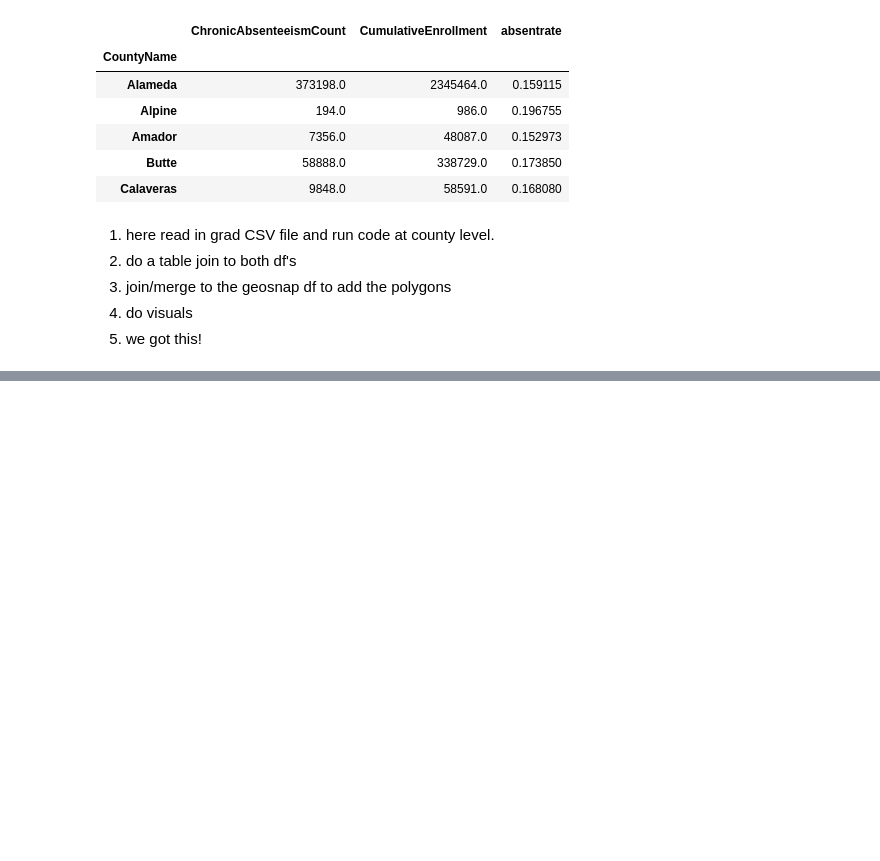
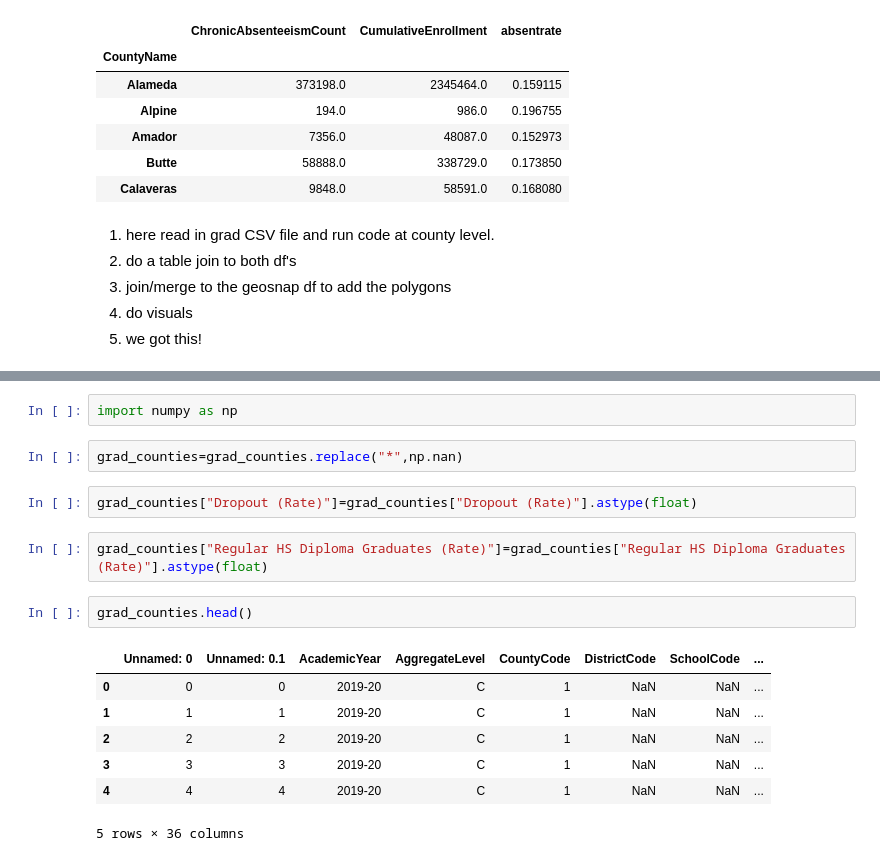
Before and after one commit to nnasr001/PBPL280S21Project1, a Jupyter notebook: SchoolCountyData.ipynb, the cells around one changed output, grey strips where cells are left out. Cells and saved outputs as stored; diff of their text form; blank space fills up the shorter version.

```diff
--- a/SchoolCountyData.ipynb
+++ b/SchoolCountyData.ipynb
@@ -284,0 +357,18 @@ CAcounties_absentrate.head()
+# %%
+import numpy as np
+# %%
+grad_counties=grad_counties.replace("*",np.nan)
+# %%
+grad_counties["Dropout (Rate)"]=grad_counties["Dropout (Rate)"].astype(float)
+# %%
+grad_counties["Regular HS Diploma Graduates (Rate)"]=grad_counties["Regular HS Diploma Graduates (Rate)"].astype(float)
+# %%
+grad_counties.head()
+# %% [output]
+|  | Unnamed: 0 | Unnamed: 0.1 | AcademicYear | AggregateLevel | CountyCode | DistrictCode | SchoolCode | ... |
+| 0 | 0 | 0 | 2019-20 | C | 1 | NaN | NaN | ... |
+| 1 | 1 | 1 | 2019-20 | C | 1 | NaN | NaN | ... |
+| 2 | 2 | 2 | 2019-20 | C | 1 | NaN | NaN | ... |
+| 3 | 3 | 3 | 2019-20 | C | 1 | NaN | NaN | ... |
+| 4 | 4 | 4 | 2019-20 | C | 1 | NaN | NaN | ... |
+5 rows × 36 columns
```
Also changed, not shown: parts of 27 cells of this notebook, 1 other file.
